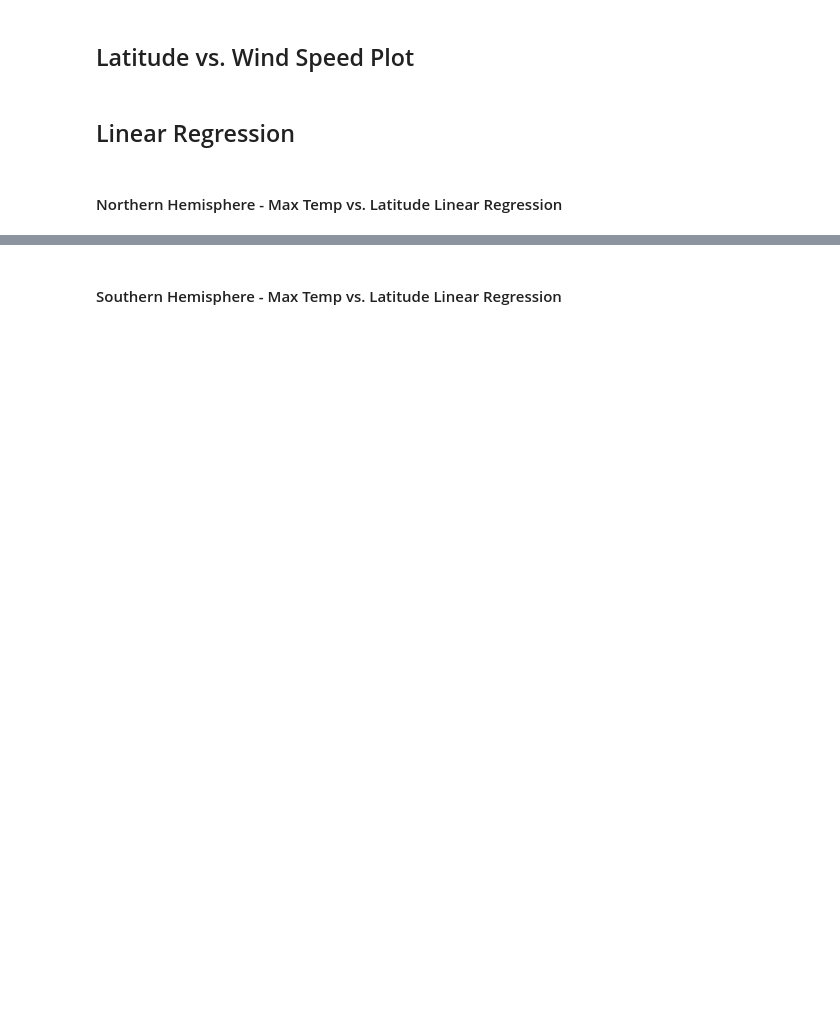
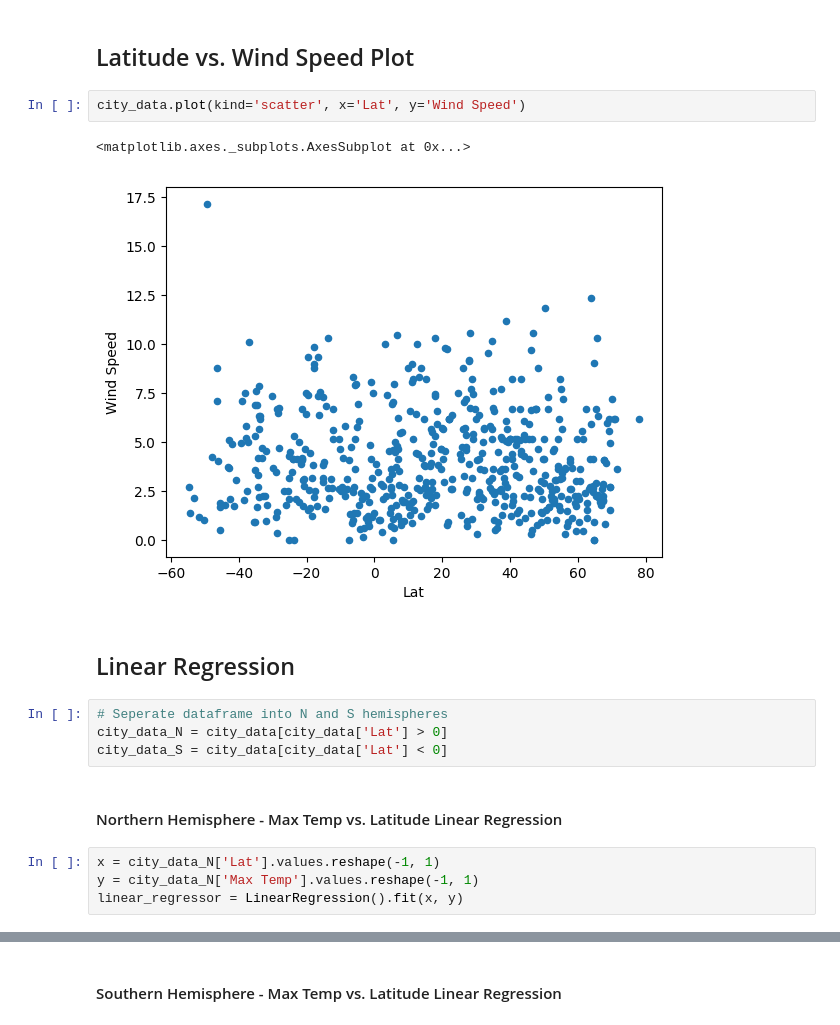
Before and after one commit to redtea3930/weather-api-visualizations, a Jupyter notebook: WeatherAPI.ipynb, the cells around one changed output, grey strips where cells are left out. Cells and saved outputs as stored; diff of their text form; blank space fills up the shorter version.

```diff
--- a/WeatherAPI.ipynb
+++ b/WeatherAPI.ipynb
@@ -233,6 +244,19 @@ city_data.plot(kind='scatter', x='Lat', y='Max Temp')
 # %% [markdown]
 ## Latitude vs. Wind Speed Plot
+# %%
+city_data.plot(kind='scatter', x='Lat', y='Wind Speed')
+# %% [output]
+<matplotlib.axes._subplots.AxesSubplot at 0x...>
+[figure, added]
 # %% [markdown]
 ## Linear Regression
+# %%
+# Seperate dataframe into N and S hemispheres
+city_data_N = city_data[city_data['Lat'] > 0]
+city_data_S = city_data[city_data['Lat'] < 0]
 # %% [markdown]
 ####  Northern Hemisphere - Max Temp vs. Latitude Linear Regression
+# %%
+x = city_data_N['Lat'].values.reshape(-1, 1)
+y = city_data_N['Max Temp'].values.reshape(-1, 1)
+linear_regressor = LinearRegression().fit(x, y)
```
Also changed, not shown: parts of 15 cells of this notebook, 1 other file.
